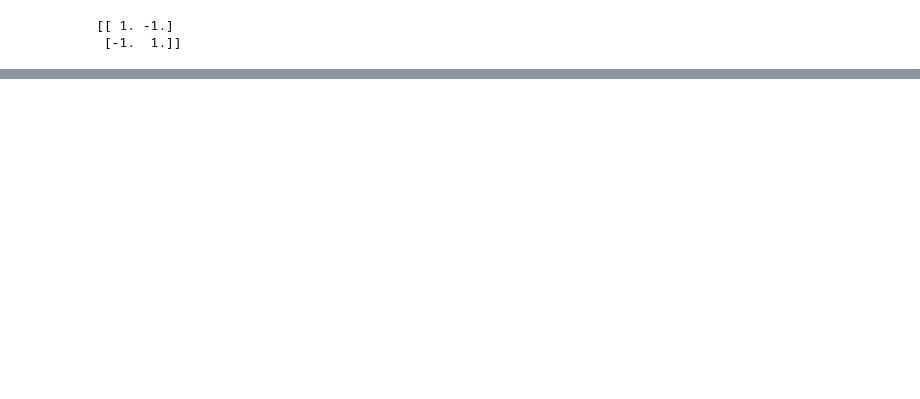
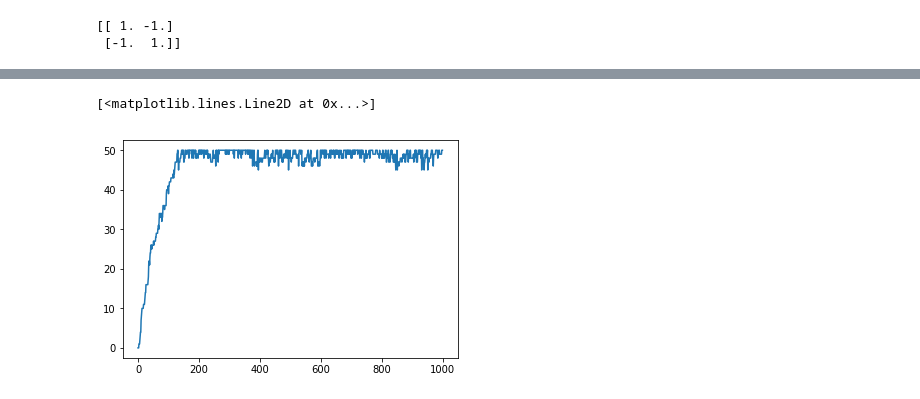
Before and after one commit to cjcslhp/MG_Qlearning, a Jupyter notebook: 1. 调整gamma对比.ipynb, the cells around one changed output, grey strips where cells are left out. Cells and saved outputs as stored; diff of their text form; code cells hidden in the pictures; blank space fills up the shorter version.

```diff
--- a/1. 调整gamma对比.ipynb
+++ b/1. 调整gamma对比.ipynb
@@ -678,0 +770,9 @@ print(np.corrcoef(xData, yData))
+# %%
+env = MinorityGame_1()
+# 创建玩家
+agent_4001 = [QLearningAgent2(env,gamma=0.9,learning_rate=0.9,epsilon=0.01) for _ in range(101)]
+rewards_0, actions_0 = play_qlearning(env,agent_4001,1000)
+plt.plot([sum(i) for i in rewards_0])
+# %% [output]
+[<matplotlib.lines.Line2D at 0x...>]
+[figure, added]
```
Also changed, not shown: parts of 25 cells of this notebook.
